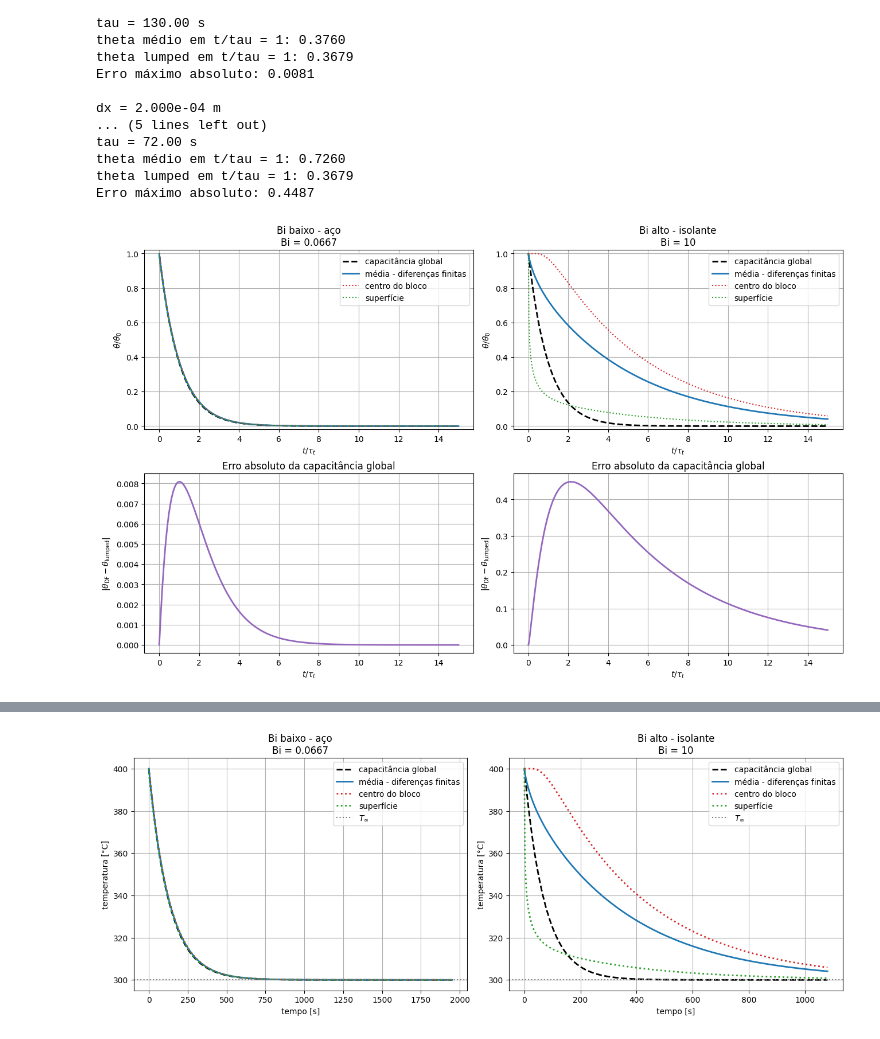
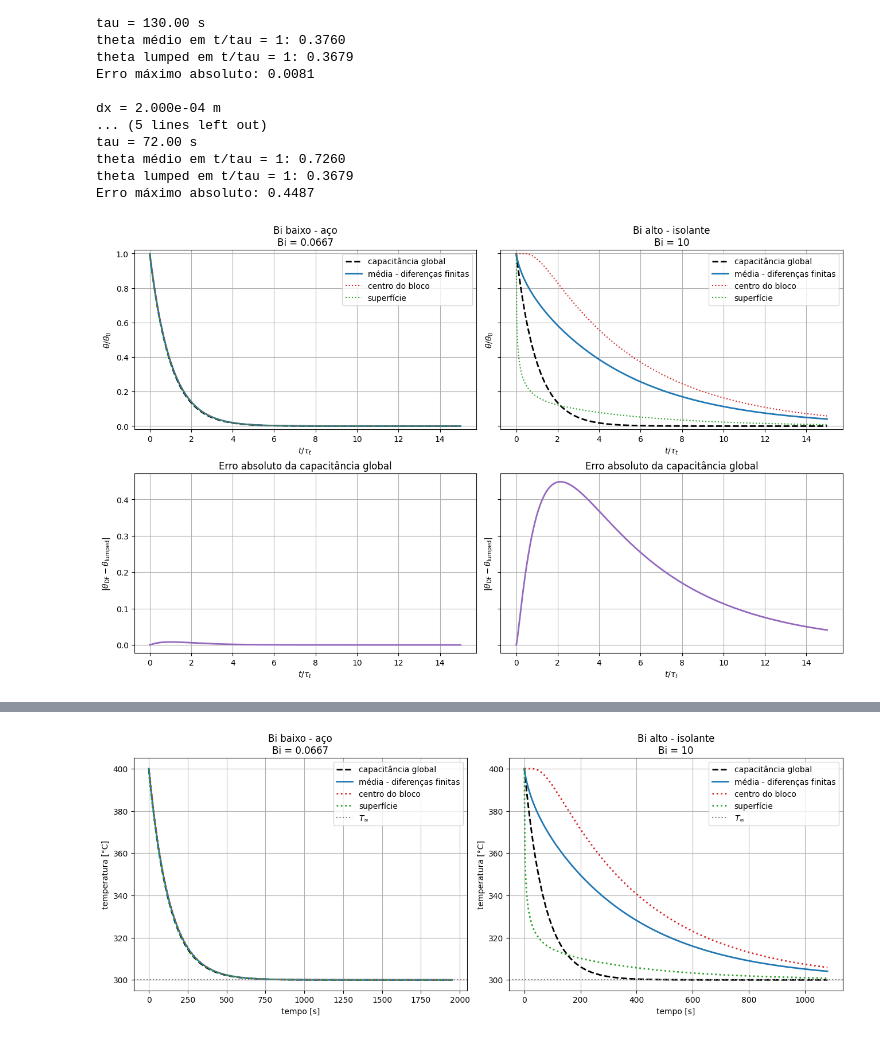
Before and after one commit to Paulo-de-Souza/HeatTransferPINN, a Jupyter notebook: Aulas_Notebooks/Aula03/Aula03_Parte3_Transiente_CapacitanciaGlobal.ipynb, the cells around one changed output, grey strips where cells are left out. Drawn from its saved outputs; the diff is of its cells as text; code cells hidden in the pictures.

Commit message:
Add Aula 3 parte 3
Figura para o exemplo 2 e mapas de calor adicionados

```diff
--- a/Aulas_Notebooks/Aula03/Aula03_Parte3_Transiente_CapacitanciaGlobal.ipynb
+++ b/Aulas_Notebooks/Aula03/Aula03_Parte3_Transiente_CapacitanciaGlobal.ipynb
@@ -812,76 +797,52 @@ theta médio em t/tau = 1: 0.7260
 theta lumped em t/tau = 1: 0.3679
 Erro máximo absoluto: 0.4487
 # %%
-fig, axes = plt.subplots(2, 2, figsize=(13, 8),  constrained_layout=True,)
+# Utilizar sharey="row" para partilhar a escala vertical apenas entre gráficos da mesma linha
+fig, axes = plt.subplots(2, 2, figsize=(13, 8), sharey="row", constrained_layout=True)
 
 for coluna, (nome, resultado) in enumerate(resultados.items()):
     Bi = resultado["Bi"]
     tau = resultado["tau"]
     tempo_normalizado = resultado["tempo"] / tau
 
     theta_lumped = resultado["theta_lumped"]
     theta_media = resultado["theta_media"]
     theta_centro = resultado["theta"][0, :]
     theta_superficie = resultado["theta"][-1, :]
     erro = resultado["erro"]
 
-    # Comparação das respostas
-    axes[0, coluna].plot(
-        tempo_normalizado,
-        theta_lumped,
-        "k--",
-        linewidth=2,
-        label="capacitância global",
-    )
-
-    axes[0, coluna].plot(
-        tempo_normalizado,
-        theta_media,
-        color="tab:blue",
-        linewidth=2,
-        label="média - diferenças finitas",
-    )
-
-    axes[0, coluna].plot(
-        tempo_normalizado,
-        theta_centro,
-        ":",
-        color="tab:red",
-        label="centro do bloco",
-    )
-
-    axes[0, coluna].plot(
-        tempo_normalizado,
-        theta_superficie,
-        ":",
-        color="tab:green",
-        label="superfície",
-    )
+    # --- Gráficos da Linha 0 (Temperaturas) ---
+    axes[0, coluna].plot(tempo_normalizado, theta_lumped, "k--", linewidth=2, label="capacitância global")
+    axes[0, coluna].plot(tempo_normalizado, theta_media, color="tab:blue", linewidth=2, label="média - diferenças finitas")
+    axes[0, coluna].plot(tempo_normalizado, theta_centro, ":", color="tab:red", label="centro do bloco")
+    axes[0, coluna].plot(tempo_normalizado, theta_superficie, ":", color="tab:green", label="superfície")
 
     axes[0, coluna].set_title(f"{nome}\nBi = {Bi:.3g}")
     axes[0, coluna].set_xlabel(r"$t/\tau_t$")
     axes[0, coluna].set_ylabel(r"$\theta/\theta_0$")
     axes[0, coluna].set_ylim(-0.02, 1.02)
     axes[0, coluna].grid(True)
     axes[0, coluna].legend(fontsize=10)
 
-    # Erro entre a média da solução de DF e o modelo lumped
+    # --- Gráficos da Linha 1 (Erro) ---
     axes[1, coluna].plot(
         tempo_normalizado,
         erro,
         color="tab:purple",
         linewidth=2,
     )
 
-    axes[1, coluna].set_title(
-        "Erro absoluto da capacitância global"
-    )
+    axes[1, coluna].set_title("Erro absoluto da capacitância global")
     axes[1, coluna].set_xlabel(r"$t/\tau_t$")
-    axes[1, coluna].set_ylabel(
-        r"$|\theta_{\mathrm{DF}}-\theta_{\mathrm{lumped}}|$"
-    )
+    axes[1, coluna].set_ylabel(r"$|\theta_{\mathrm{DF}}-\theta_{\mathrm{lumped}}|$")
     axes[1, coluna].grid(True)
 
+    # IMPORTANTE: Removida a linha axes[1, coluna].set_yscale("log")
+
+    # Opcional: Se o sharey="row" não alinhar como o professor pretende,
+    # pode forçar manualmente o mesmo limite para ambos os gráficos de erro:
+    # axes[1, coluna].set_ylim(-0.01, 0.5)
+
 plt.show()
 # %% [output]
-[figure, old version]
+[figure, new version]
```
Also changed, not shown: parts of 3 cells of this notebook.
